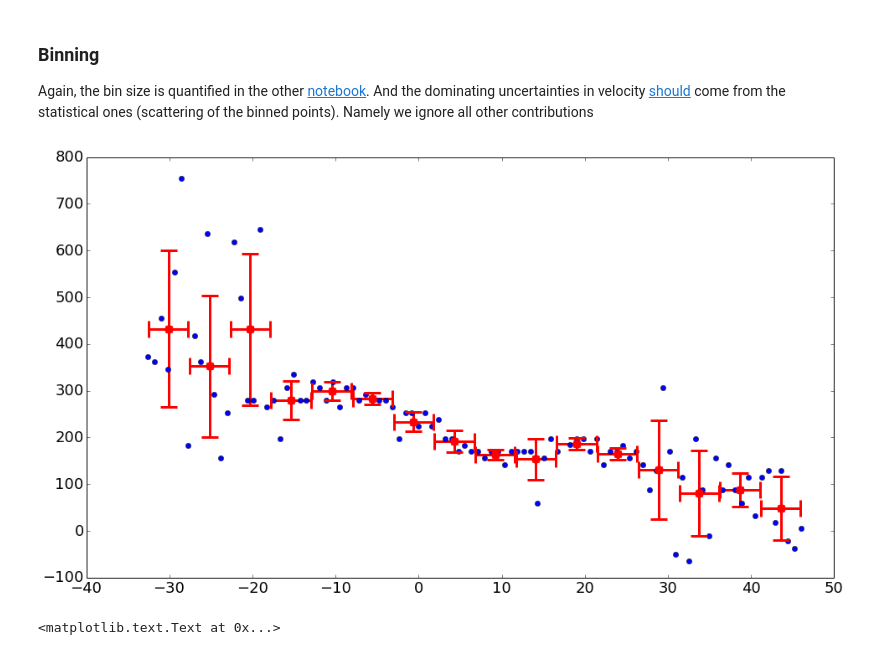
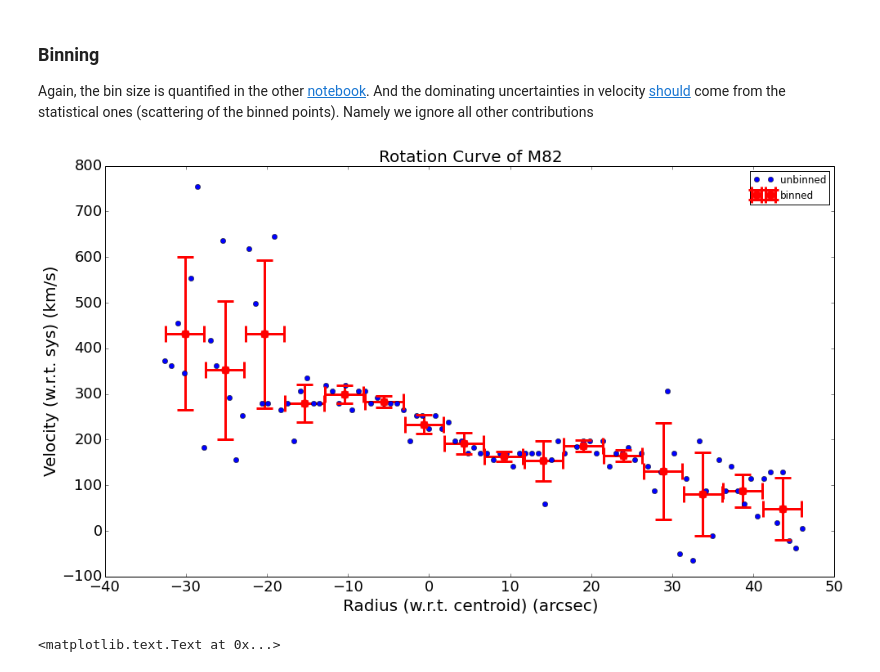
Before and after one commit to Mipanox/PHYS301, a Jupyter notebook: Project/SpecAna.ipynb, the cells around one changed output. Saved outputs shown, nothing was run; the diff lists cells and outputs as text; code cells hidden in the pictures.

Commit message:
added legends and axes to plot

```diff
--- a/Project/SpecAna.ipynb
+++ b/Project/SpecAna.ipynb
@@ -320,30 +320,31 @@ Again, the bin size is quantified in the other [notebook](https://nbviewer.jupyt
 # %%
 ##
 binsize = np.load(workdir+'others/binsize.npy')
 nbins = M82_spa.shape[0] / binsize[0]
 
 xerr = binsize[0]/2*plate_scale.value
 
 
 ##
 n, _   = np.histogram(M82_spa[notnan], bins=nbins)
 sy, _  = np.histogram(M82_spa[notnan], bins=nbins, weights=M82_vel[notnan])
 sy2, _ = np.histogram(M82_spa[notnan], bins=nbins, weights=M82_vel[notnan]**2)
 mean = sy / n
 std = np.sqrt(sy2/n - mean*mean)
 
 plt.figure(figsize=(16,9))
-plt.plot(M82_spa, M82_vel, 'bo')
+plt.plot(M82_spa, M82_vel, 'bo', label='unbinned')
 plt.errorbar((_[1:] + _[:-1])/2, mean, xerr=xerr, yerr=std,
-             fmt='r.',capsize=10,capthick=3,elinewidth=3,markersize=20)
-
+             fmt='r.',capsize=10,capthick=3,elinewidth=3,markersize=20,label='binned')
+plt.title('Rotation Curve of M82'); plt.legend()
+plt.ylabel('Velocity (w.r.t. sys) (km/s)'); plt.xlabel('Radius (w.r.t. centroid) (arcsec)')
 ##
 M82_spa_binned = np.copy((_[1:] + _[:-1])/2)
 M82_spa_binerr = np.copy(xerr)
 M82_vel_binned = np.copy(mean-v_sys.value)
 M82_vel_binerr = np.copy(std)
 # %% [output]
-[figure, old version]
+[figure, new version]
 # %%
 plt.figure(figsize=(16,9))
 plt.errorbar(M82_spa_binned, M82_vel_binned,
```
Also changed, not shown: parts of 1 cell of this notebook.
